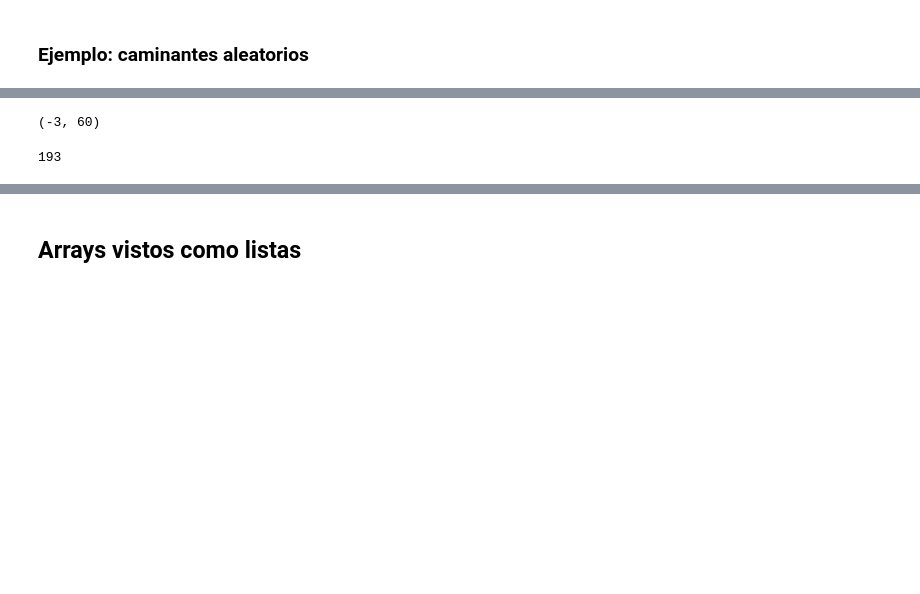
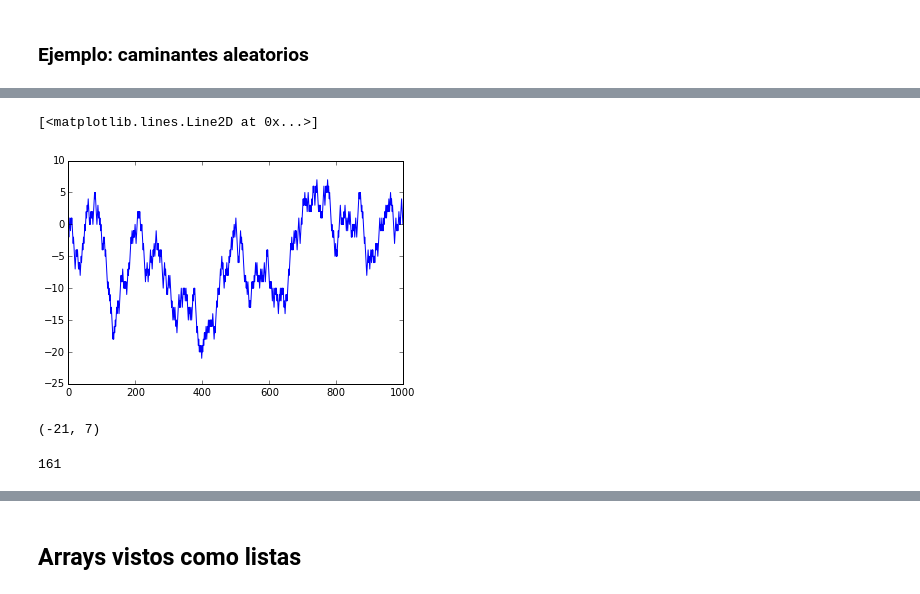
Before and after one commit to fhca/XDB2, a Jupyter notebook: nuevas libretas/Aprendiendo Numpy nuevo.ipynb, the cells around one changed output, grey strips where cells are left out. Cells and saved outputs as stored; diff of their text form; code cells hidden in the pictures; blank space fills up the shorter version.

```diff
--- a/nuevas libretas/Aprendiendo Numpy nuevo.ipynb
+++ b/nuevas libretas/Aprendiendo Numpy nuevo.ipynb
@@ -1030,14 +1107,24 @@ plt.plot(walk)
+# %%
+nsteps = 1000
+draws = np.random.randint(0, 2, size=nsteps)
+steps = 2 * draws - 1
+walk = steps.cumsum()
+
+plt.plot(walk)
+# %% [output]
+[<matplotlib.lines.Line2D at 0x...>]
+[figure, added]
 # %%
 walk.min(), walk.max()
 # %% [output]
-(-3, 60)
+(-21, 7)
 # %%
 # argmax() dice el índice de la primera vez que se alcanza el máximo de un arreglo
 #  si se usa en un arreglo booleano, dice la primera vez que aparece un True
 #  calculemos con eso, la primera vez que el caminante está a distancia 10 del origen 0 (tiempo de cruce 10)
 (np.abs(walk) >= 10).argmax()
 # %% [output]
-193
+161
 # %%
 # generemos ahora 5000 caminantes aleatorios
 nwalks = 5000
```
Also changed, not shown: parts of 72 cells of this notebook, 27 other files.
